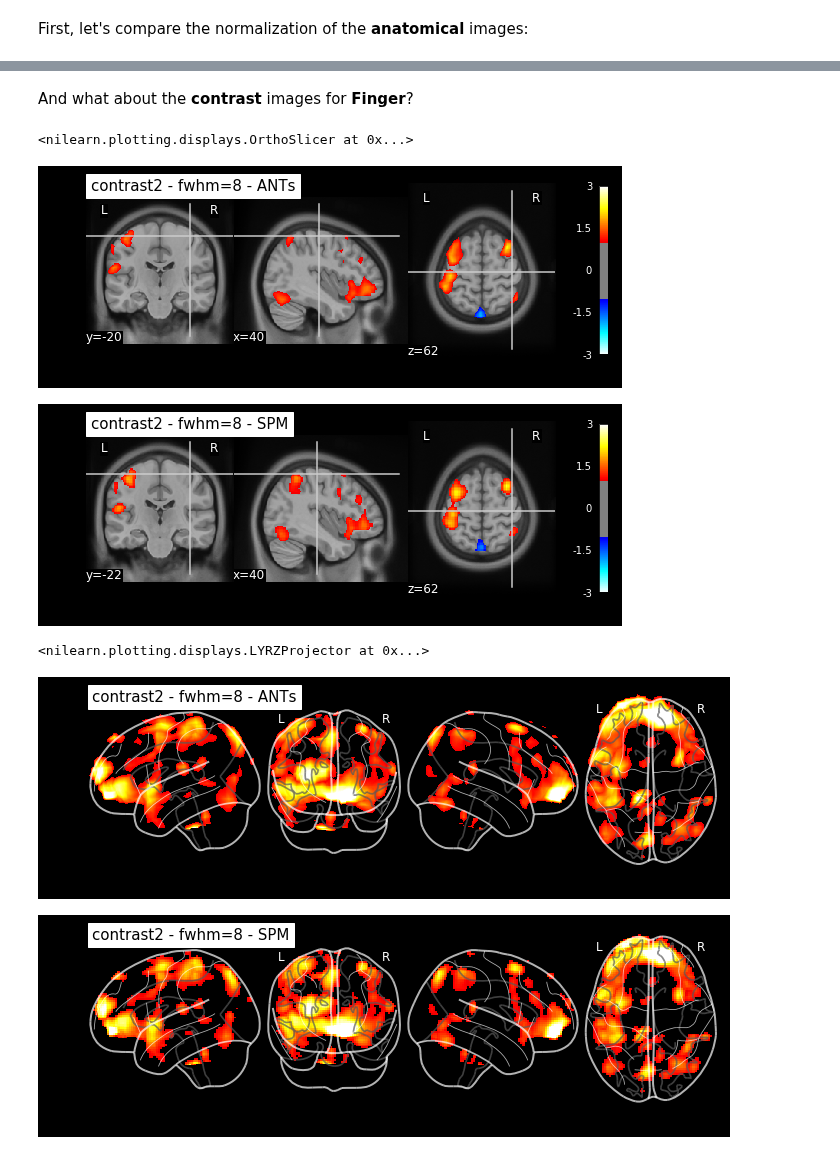
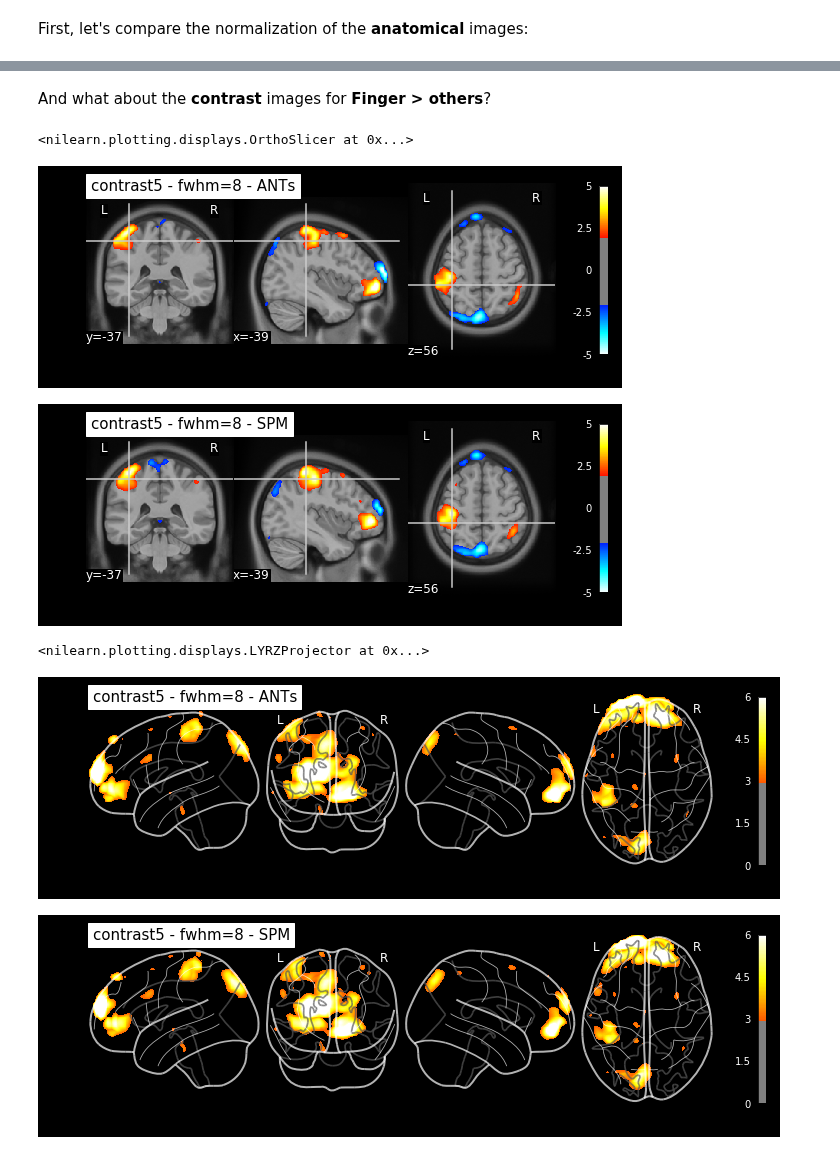
Before and after one commit to miykael/nipype_tutorial, a Jupyter notebook: notebooks/example_normalize.ipynb, the cells around one changed output, grey strips where cells are left out. Saved outputs shown, nothing was run; the diff lists cells and outputs as text; code cells hidden in the pictures.

```diff
--- a/notebooks/example_normalize.ipynb
+++ b/notebooks/example_normalize.ipynb
@@ -336,25 +307,25 @@ plot_stat_map(
 # %% [markdown]
-And what about the **contrast** images for **Finger**?
+And what about the **contrast** images for **Finger > others**?
 # %%
 plot_stat_map(
-    '/output/datasink/norm_ants/sub-02_fwhm8/con_0002_trans.nii', title='contrast2 - fwhm=8 - ANTs',
-    bg_img=anatimg, threshold=1, vmax=3, display_mode='ortho', cut_coords=(40, -20, 62))
+    '/output/datasink/norm_ants/sub-02_fwhm8/con_0005_trans.nii', title='contrast5 - fwhm=8 - ANTs',
+    bg_img=anatimg, threshold=2, vmax=5, display_mode='ortho', cut_coords=(-39, -37, 56))
 plot_stat_map(
-    '/output/datasink/norm_spm/sub-02_fwhm8/wcon_0002.nii', title='contrast2 - fwhm=8 - SPM',
-    bg_img=anatimg, threshold=1, vmax=3, display_mode='ortho', cut_coords=(40, -22, 62))
+    '/output/datasink/norm_spm/sub-02_fwhm8/wcon_0005.nii', title='contrast5 - fwhm=8 - SPM',
+    bg_img=anatimg, threshold=2, vmax=5, display_mode='ortho', cut_coords=(-39, -37, 56))
 # %% [output]
 <nilearn.plotting.displays.OrthoSlicer at 0x...>
-[figure, old version]
+[figure, new version]
-[figure, old version]
+[figure, new version]
 # %%
 from nilearn.plotting import plot_glass_brain
 plot_glass_brain(
-    '/output/datasink/norm_ants/sub-02_fwhm8/con_0002_trans.nii',
-    threshold=1, display_mode='lyrz', black_bg=True, vmax=3, title='contrast2 - fwhm=8 - ANTs')
+    '/output/datasink/norm_ants/sub-02_fwhm8/con_0005_trans.nii', colorbar=True,
+    threshold=3, display_mode='lyrz', black_bg=True, vmax=6, title='contrast5 - fwhm=8 - ANTs')
 plot_glass_brain(
-    '/output/datasink/norm_spm/sub-02_fwhm8/wcon_0002.nii',
-    threshold=1, display_mode='lyrz', black_bg=True, vmax=3, title='contrast2 - fwhm=8 - SPM')
+    '/output/datasink/norm_spm/sub-02_fwhm8/wcon_0005.nii', colorbar=True,
+    threshold=3, display_mode='lyrz', black_bg=True, vmax=6, title='contrast5 - fwhm=8 - SPM')
 # %% [output]
 <nilearn.plotting.displays.LYRZProjector at 0x...>
-[figure, old version]
+[figure, new version]
-[figure, old version]
+[figure, new version]
```
Also changed, not shown: parts of 32 cells of this notebook.
